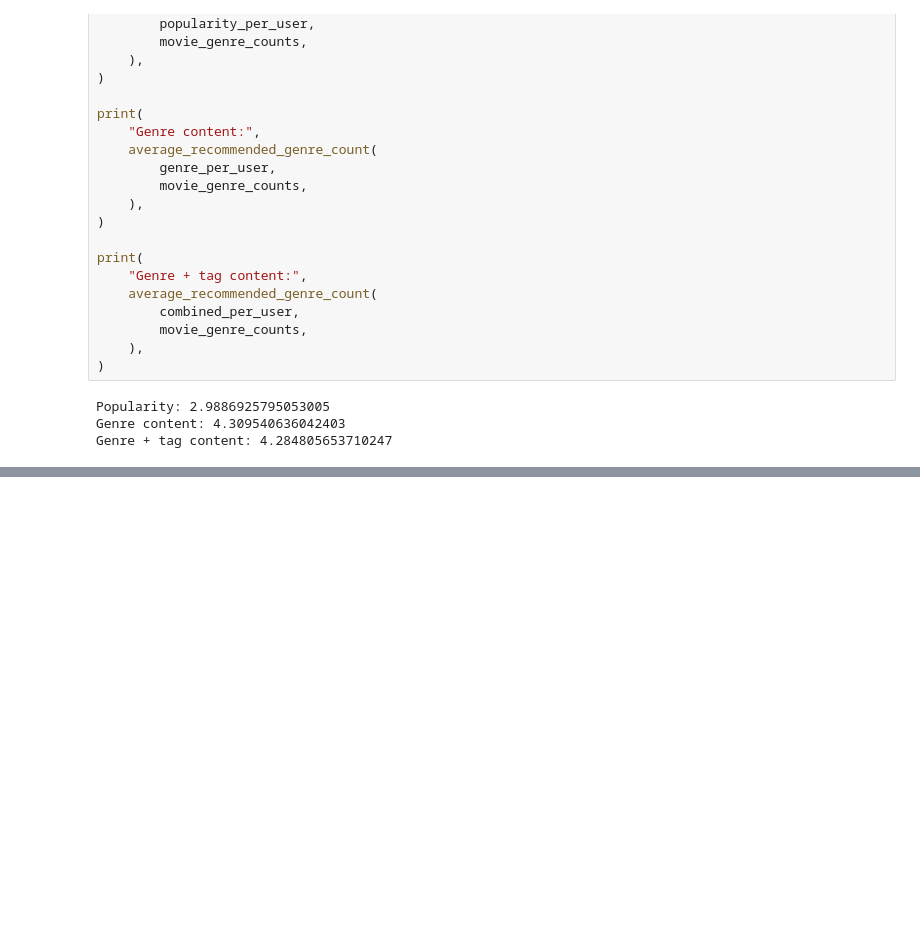
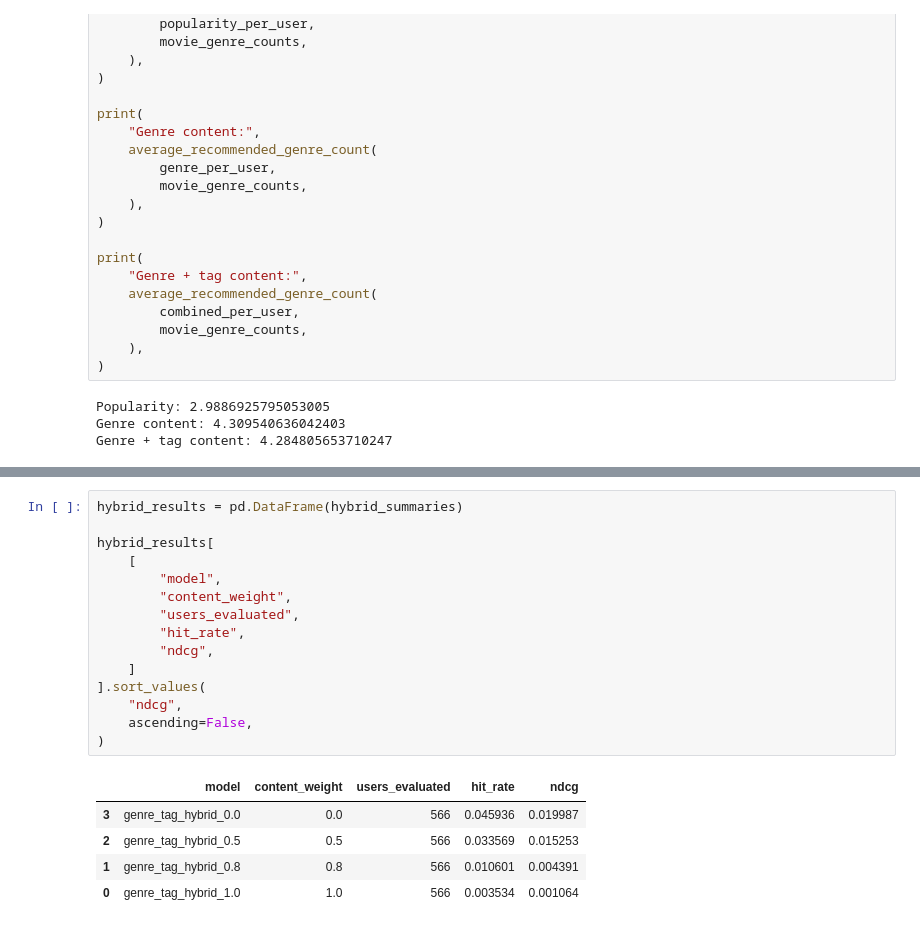
Before and after one commit to shosakaue0808/Movie_Recommendation_System, a Jupyter notebook: notebooks/baseline.ipynb, the cells around one changed output, grey strips where cells are left out. Cells and saved outputs as stored; diff of their text form; blank space fills up the shorter version.

```diff
--- a/notebooks/baseline.ipynb
+++ b/notebooks/baseline.ipynb
@@ -681,0 +790,21 @@ Genre + tag content: 4.284805653710247
+# %%
+hybrid_results = pd.DataFrame(hybrid_summaries)
+
+hybrid_results[
+    [
+        "model",
+        "content_weight",
+        "users_evaluated",
+        "hit_rate",
+        "ndcg",
+    ]
+].sort_values(
+    "ndcg",
+    ascending=False,
+)
+# %% [output]
+|  | model | content_weight | users_evaluated | hit_rate | ndcg |
+| 3 | genre_tag_hybrid_0.0 | 0.0 | 566 | 0.045936 | 0.019987 |
+| 2 | genre_tag_hybrid_0.5 | 0.5 | 566 | 0.033569 | 0.015253 |
+| 1 | genre_tag_hybrid_0.8 | 0.8 | 566 | 0.010601 | 0.004391 |
+| 0 | genre_tag_hybrid_1.0 | 1.0 | 566 | 0.003534 | 0.001064 |
```
Also changed, not shown: parts of 16 cells of this notebook, 9 other files.
